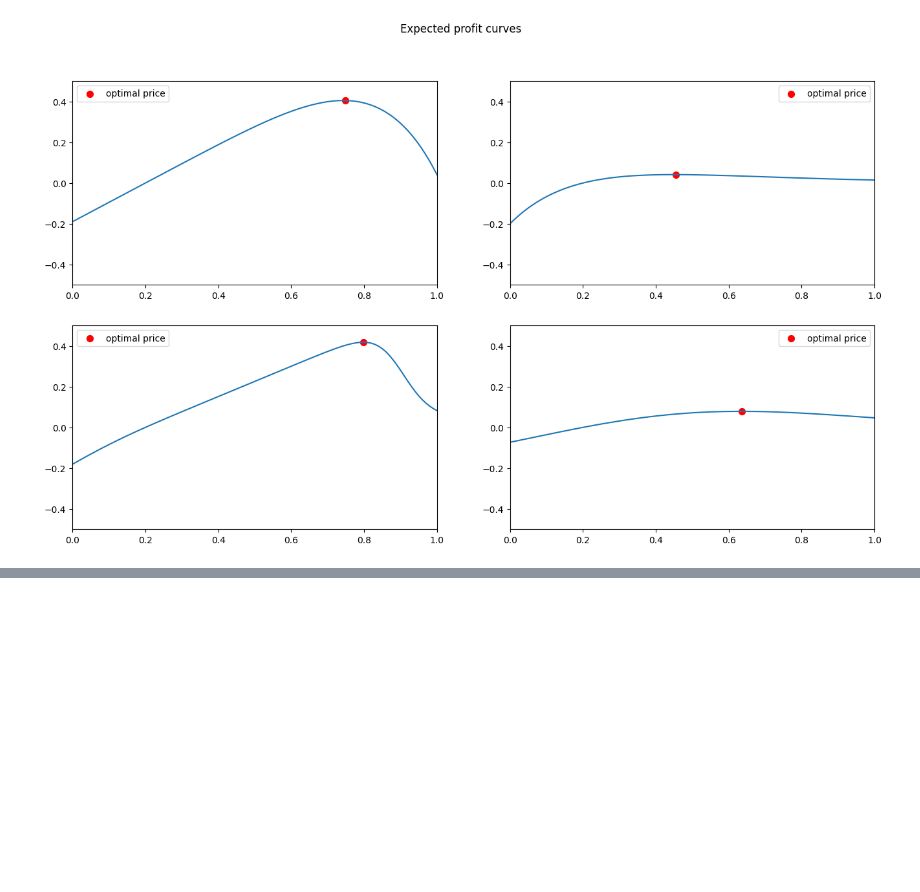
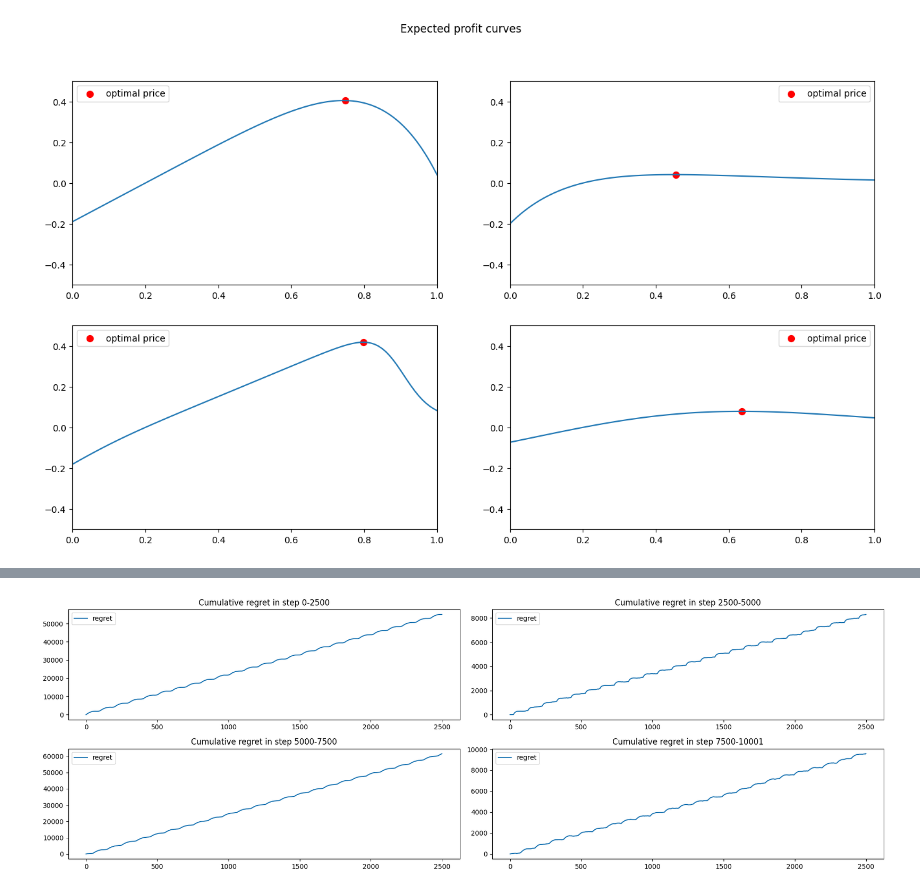
Before and after one commit to manuu1311/OLA-project, a Jupyter notebook: Deliverables/Requirement3/prova.ipynb, the cells around one changed output, grey strips where cells are left out. Saved outputs shown, nothing was run; the diff lists cells and outputs as text; code cells hidden in the pictures; blank space fills up the shorter version.

```diff
--- a/Deliverables/Requirement3/prova.ipynb
+++ b/Deliverables/Requirement3/prova.ipynb
@@ -100,2 +100,16 @@ Switching to distribution number 3 in iteration 1500
+# %%
+fig,axs=plt.subplots(2,2,figsize=(18,6))
+axs=axs.reshape(-1)
+idxs=[0,*indexes]
+for i in range(len(idxs)-1):
+    fraction_clair_reward=np.cumsum(clair_reward[idxs[i]:idxs[i+1]])
+    fraction_reward=np.cumsum(rewards[idxs[i]:idxs[i+1]])
+    axs[i].plot(fraction_clair_reward-fraction_reward,label='regret')
+    axs[i].set_title(f'Cumulative regret in step {idxs[i]}-{idxs[i+1]}')
+    axs[i].legend()
+fig.tight_layout()
+#fig.show()
+# %% [output]
+[figure, added]
 # %%
 np.seterr('ignore')
```
Also changed, not shown: parts of 3 cells of this notebook.
